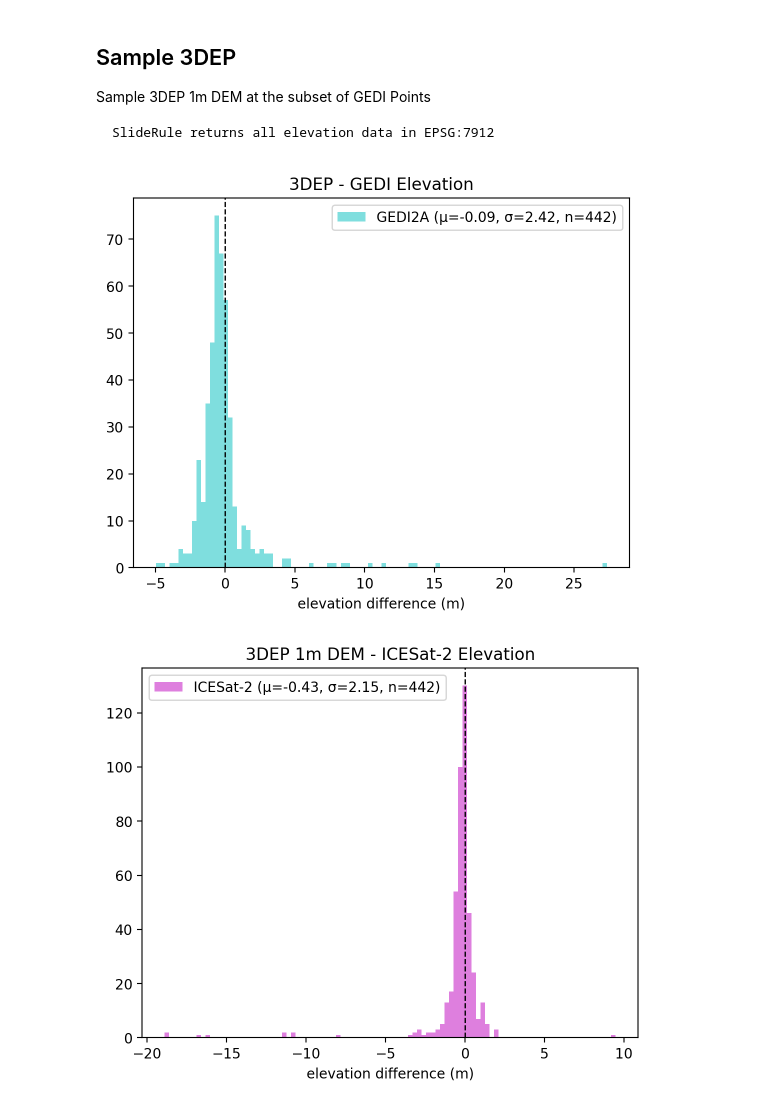
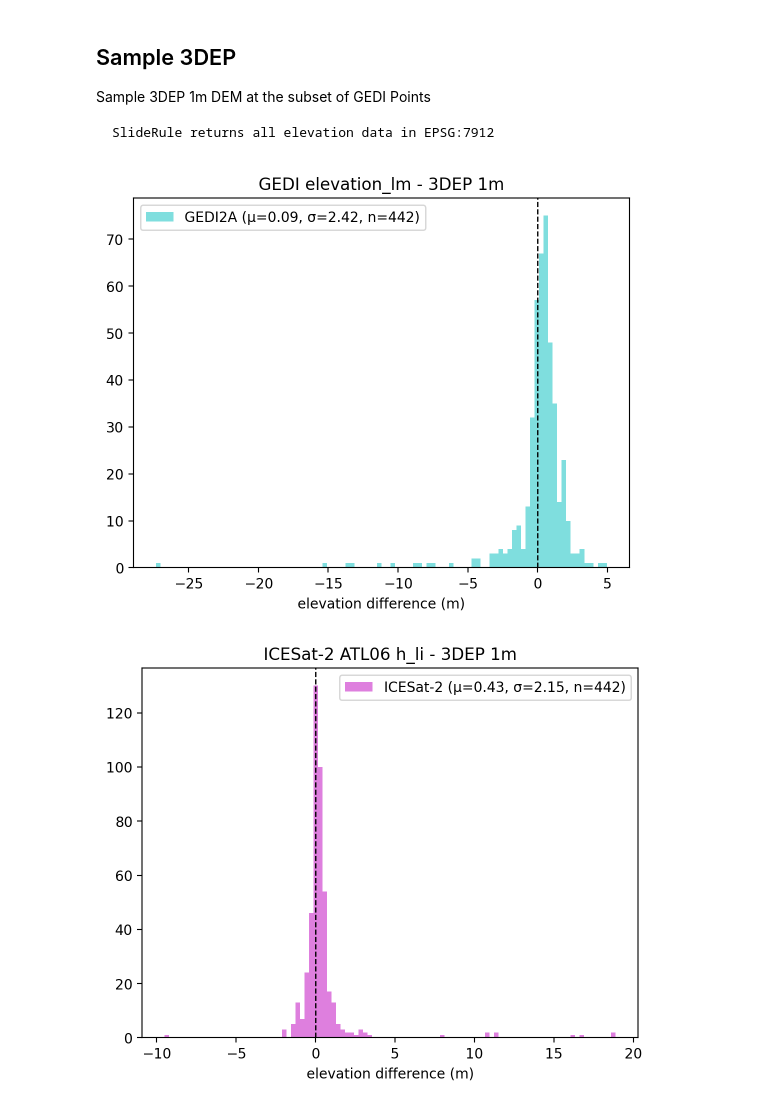
Before and after one commit to uw-cryo/coincident, a Jupyter notebook: docs/examples/sliderule.ipynb, the cells around one changed output. Cells and saved outputs as stored; diff of their text form; code cells hidden in the pictures.

```diff
--- a/docs/examples/sliderule.ipynb
+++ b/docs/examples/sliderule.ipynb
@@ -154,16 +151,16 @@ close_gedi_3dep = coincident.io.sliderule.sample_3dep(
 # Add 3DEP elevation values to existing dataframe
 close_gedi["elevation_3dep"] = close_gedi_3dep.value.values
 # %%
-diff_3dep = close_gedi.elevation_3dep - close_gedi.elevation_lm.values
+diff_3dep = close_gedi.elevation_lm.values - close_gedi.elevation_3dep
 
 label = f"GEDI2A (μ={np.nanmean(diff_3dep):.2f}, σ={np.nanstd(diff_3dep):.2f}, n={len(diff_3dep)})"
 plt.axvline(0, color="k", linestyle="dashed", linewidth=1)
 plt.hist(diff_3dep, bins=100, color="c", alpha=0.5, label=label)
 plt.xlabel("elevation difference (m)")
-plt.title("3DEP - GEDI Elevation")
+plt.title("GEDI elevation_lm - 3DEP 1m")
 plt.legend();
 # %% [output]
-[figure, old version]
+[figure, new version]
 # %%
 # Geometries of nearest IS2 points
 close_is2 = data_is2_utm.loc[close_gedi.time_right]
@@ -176,7 +173,7 @@ close_is2_3dep = coincident.io.sliderule.sample_3dep(
 # %%
 close_is2["elevation_3dep"] = close_is2_3dep.value.values
 # %%
-diff_3dep = close_is2.elevation_3dep - close_is2.h_li.values
+diff_3dep = close_is2.h_li.values - close_is2.elevation_3dep
 
 label = f"ICESat-2 (μ={np.nanmean(diff_3dep):.2f}, σ={np.nanstd(diff_3dep):.2f}, n={len(diff_3dep)})"
 plt.axvline(
@@ -187,10 +184,10 @@ plt.axvline(
 )
 plt.hist(diff_3dep, bins=100, color="m", alpha=0.5, label=label)
 plt.xlabel("elevation difference (m)")
-plt.title("3DEP 1m DEM - ICESat-2 Elevation")
+plt.title("ICESat-2 ATL06 h_li - 3DEP 1m")
 plt.legend();
 # %% [output]
-[figure, old version]
+[figure, new version]
 # %%
 plt.axvline(0, color="k", linestyle="dashed", linewidth=1)
 
```
Also changed, not shown: parts of 2 cells of this notebook.
